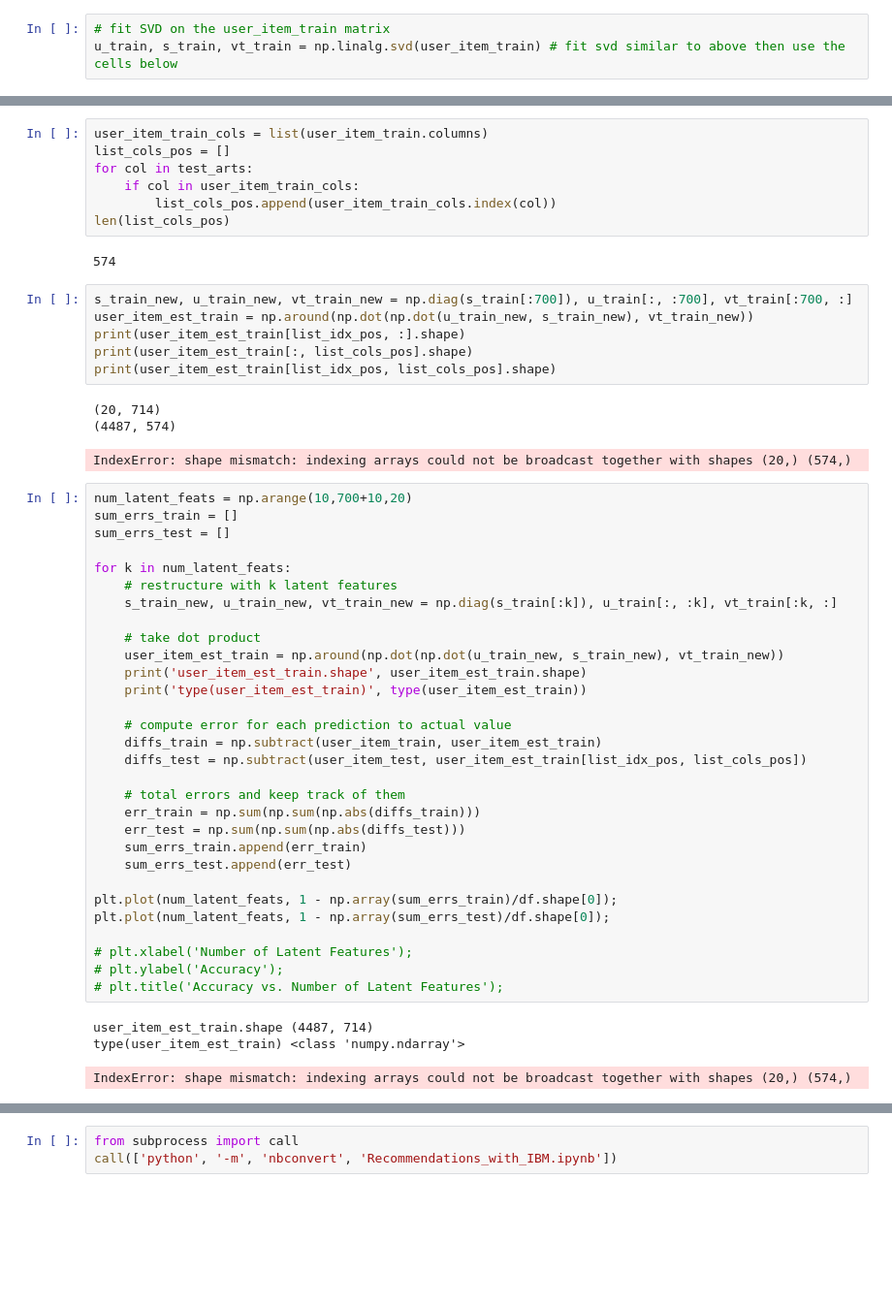
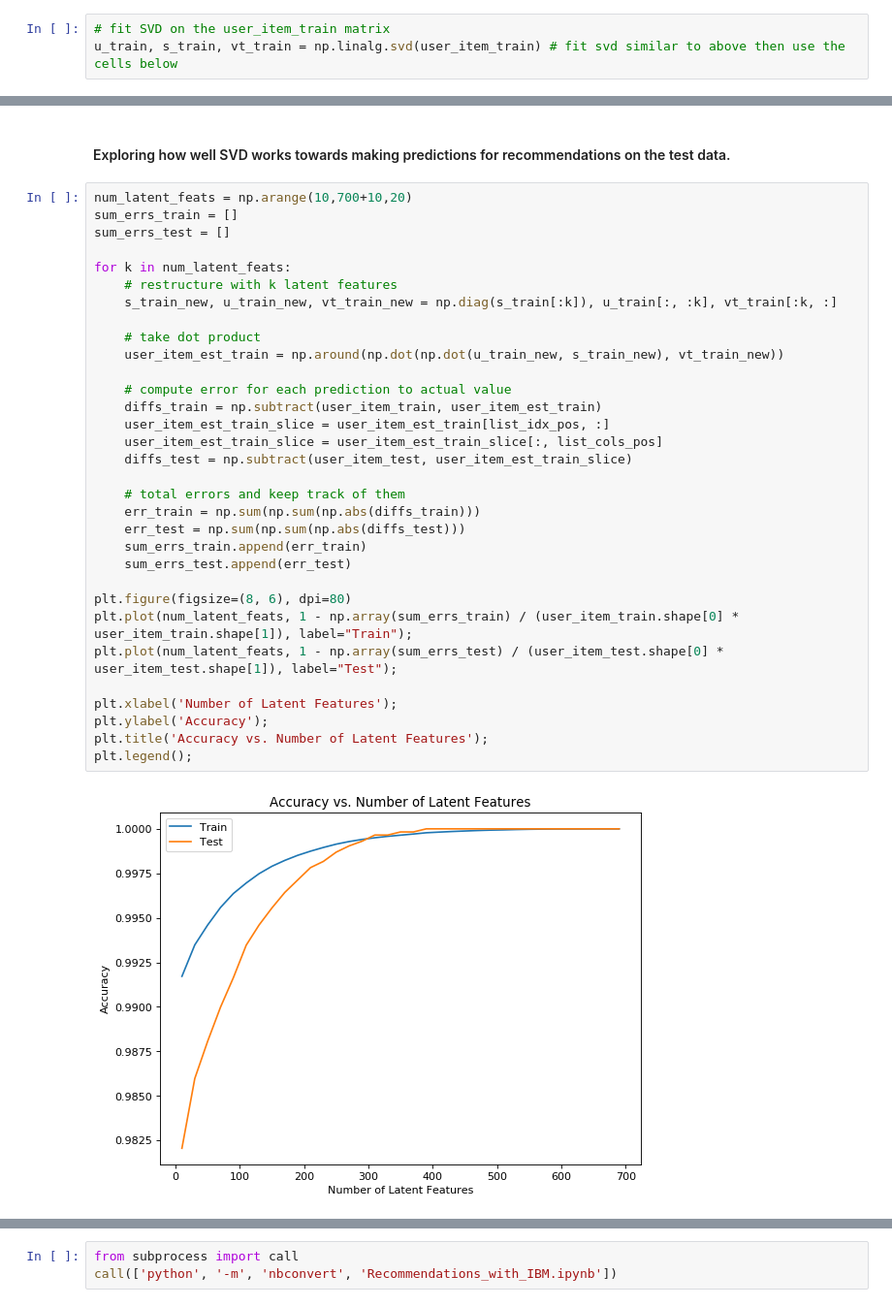
Before and after one commit to JosephArcila/Recommendation-Engine-for-the-IBM-Watson-Studio-Platform-, a Jupyter notebook: Recommendations_with_IBM.ipynb, the cells around one changed output, grey strips where cells are left out. Shown at 97% size. Drawn from its saved outputs; the diff is of its cells as text; blank space fills up the shorter version.

```diff
--- a/Recommendations_with_IBM.ipynb
+++ b/Recommendations_with_IBM.ipynb
@@ -777,53 +670,36 @@ len(list_idx_pos)
-# %%
-user_item_train_cols = list(user_item_train.columns)
-list_cols_pos = []
-for col in test_arts:
-    if col in user_item_train_cols:
-        list_cols_pos.append(user_item_train_cols.index(col))
-len(list_cols_pos)
-# %% [output]
-574
-# %%
-s_train_new, u_train_new, vt_train_new = np.diag(s_train[:700]), u_train[:, :700], vt_train[:700, :]
-user_item_est_train = np.around(np.dot(np.dot(u_train_new, s_train_new), vt_train_new))
-print(user_item_est_train[list_idx_pos, :].shape)
-print(user_item_est_train[:, list_cols_pos].shape)
-print(user_item_est_train[list_idx_pos, list_cols_pos].shape)
-# %% [output]
-(20, 714)
-(4487, 574)
-IndexError: shape mismatch: indexing arrays could not be broadcast together with shapes (20,) (574,)
+# %% [markdown]
+#### Exploring how well SVD works towards making predictions for recommendations on the test data.
 # %%
 num_latent_feats = np.arange(10,700+10,20)
 sum_errs_train = []
 sum_errs_test = []
 
 for k in num_latent_feats:
     # restructure with k latent features
     s_train_new, u_train_new, vt_train_new = np.diag(s_train[:k]), u_train[:, :k], vt_train[:k, :]
 
     # take dot product
     user_item_est_train = np.around(np.dot(np.dot(u_train_new, s_train_new), vt_train_new))
-    print('user_item_est_train.shape', user_item_est_train.shape)
-    print('type(user_item_est_train)', type(user_item_est_train))
 
     # compute error for each prediction to actual value
     diffs_train = np.subtract(user_item_train, user_item_est_train)
-    diffs_test = np.subtract(user_item_test, user_item_est_train[list_idx_pos, list_cols_pos])
+    user_item_est_train_slice = user_item_est_train[list_idx_pos, :]
+    user_item_est_train_slice = user_item_est_train_slice[:, list_cols_pos]
+    diffs_test = np.subtract(user_item_test, user_item_est_train_slice)
 
     # total errors and keep track of them
     err_train = np.sum(np.sum(np.abs(diffs_train)))
     err_test = np.sum(np.sum(np.abs(diffs_test)))
     sum_errs_train.append(err_train)
     sum_errs_test.append(err_test)
 
-plt.plot(num_latent_feats, 1 - np.array(sum_errs_train)/df.shape[0]);
-plt.plot(num_latent_feats, 1 - np.array(sum_errs_test)/df.shape[0]);
+plt.figure(figsize=(8, 6), dpi=80)
+plt.plot(num_latent_feats, 1 - np.array(sum_errs_train) / (user_item_train.shape[0] * user_item_train.shape[1]), label="Train");
+plt.plot(num_latent_feats, 1 - np.array(sum_errs_test) / (user_item_test.shape[0] * user_item_test.shape[1]), label="Test");
 
-# plt.xlabel('Number of Latent Features');
-# plt.ylabel('Accuracy');
-# plt.title('Accuracy vs. Number of Latent Features');
+plt.xlabel('Number of Latent Features');
+plt.ylabel('Accuracy');
+plt.title('Accuracy vs. Number of Latent Features');
+plt.legend();
 # %% [output]
-user_item_est_train.shape (4487, 714)
-type(user_item_est_train) <class 'numpy.ndarray'>
-IndexError: shape mismatch: indexing arrays could not be broadcast together with shapes (20,) (574,)
+[figure, added]
```
Also changed, not shown: parts of 96 cells of this notebook.
